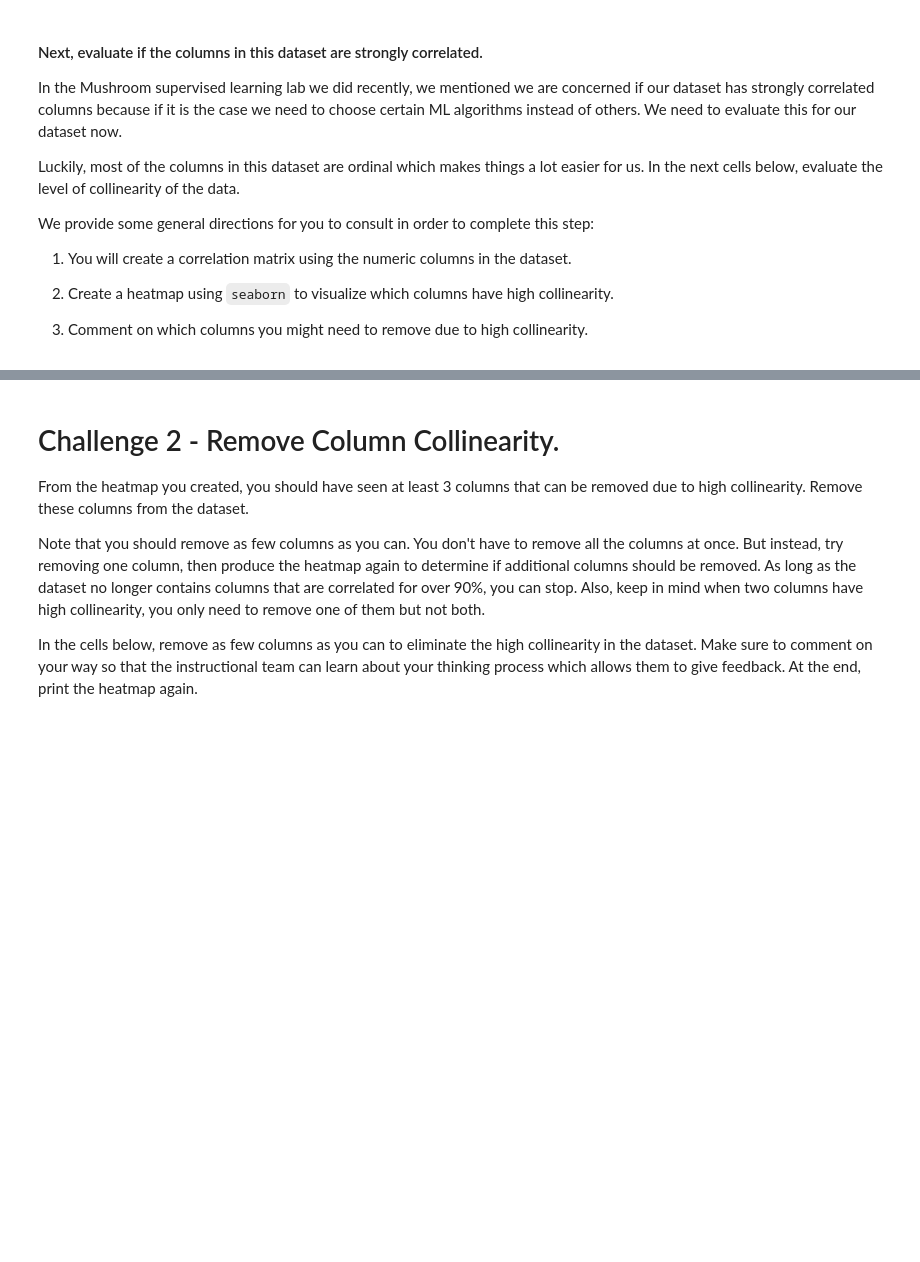
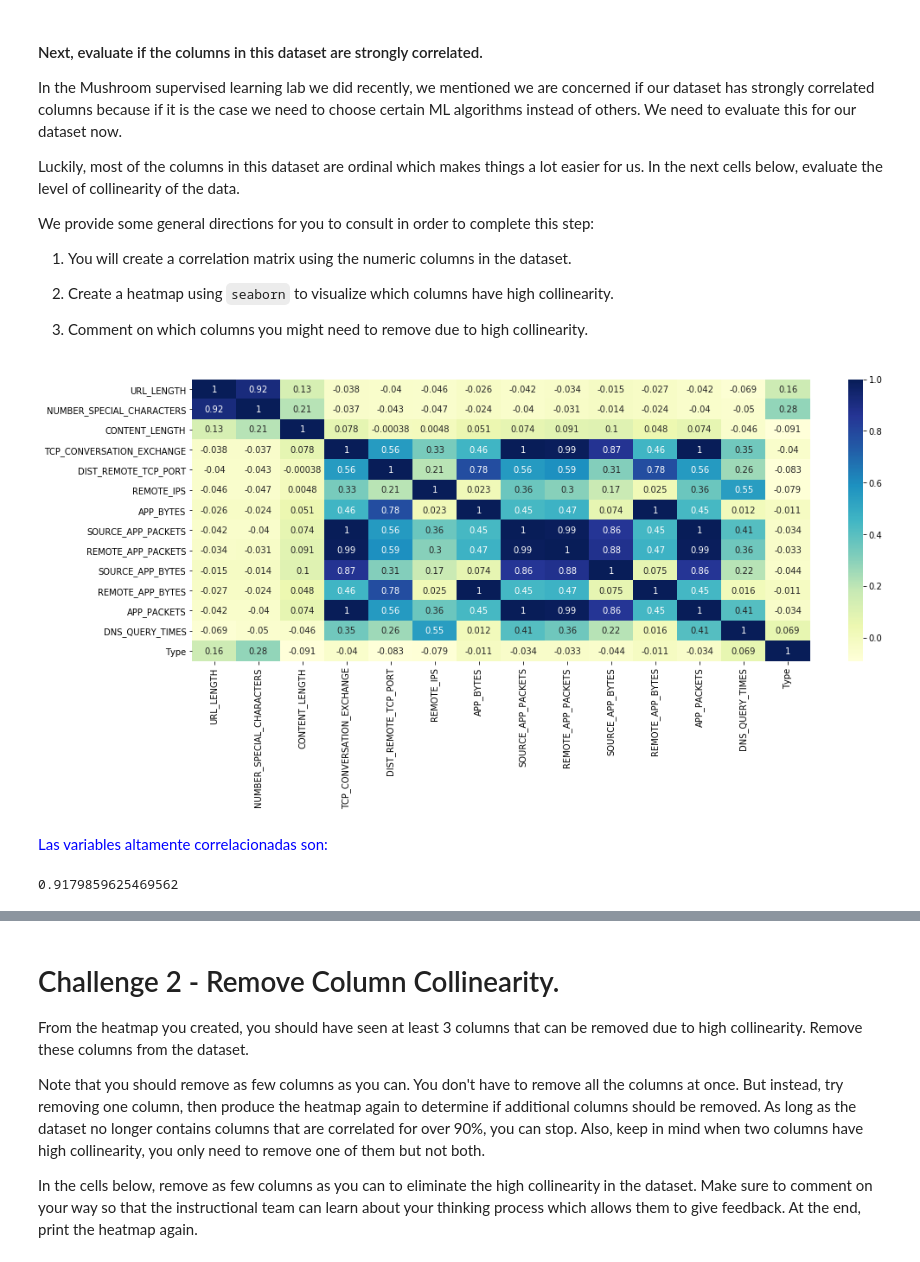
Before and after one commit to ta-datapt-bcn/lab-supervised-learning, a Jupyter notebook: your-code/main.ipynb, the cells around one changed output, grey strips where cells are left out. Drawn from its saved outputs; the diff is of its cells as text; code cells hidden in the pictures; blank space fills up the shorter version.

```diff
--- a/your-code/main.ipynb
+++ b/your-code/main.ipynb
@@ -52,3 +255,4 @@ We provide some general directions for you to consult in order to complete this
 1. Comment on which columns you might need to remove due to high collinearity.
 # %%
 # Your code here
+correlation = websites.corr()
@@ -56,0 +259,14 @@ We provide some general directions for you to consult in order to complete this
+# %%
+# Your comment here
+plt.figure(figsize=(16, 6))
+sns.heatmap(correlation, cmap="YlGnBu", annot=True)
+plt.show()
+# %% [output]
+[figure, added]
+# %% [markdown]
+<font color='blue'>Las variables altamente correlacionadas son:
+</font>
+# %%
+correlation.loc['URL_LENGTH','NUMBER_SPECIAL_CHARACTERS']
+# %% [output]
+0.9179859625469562
```
Also changed, not shown: parts of 127 cells of this notebook.
